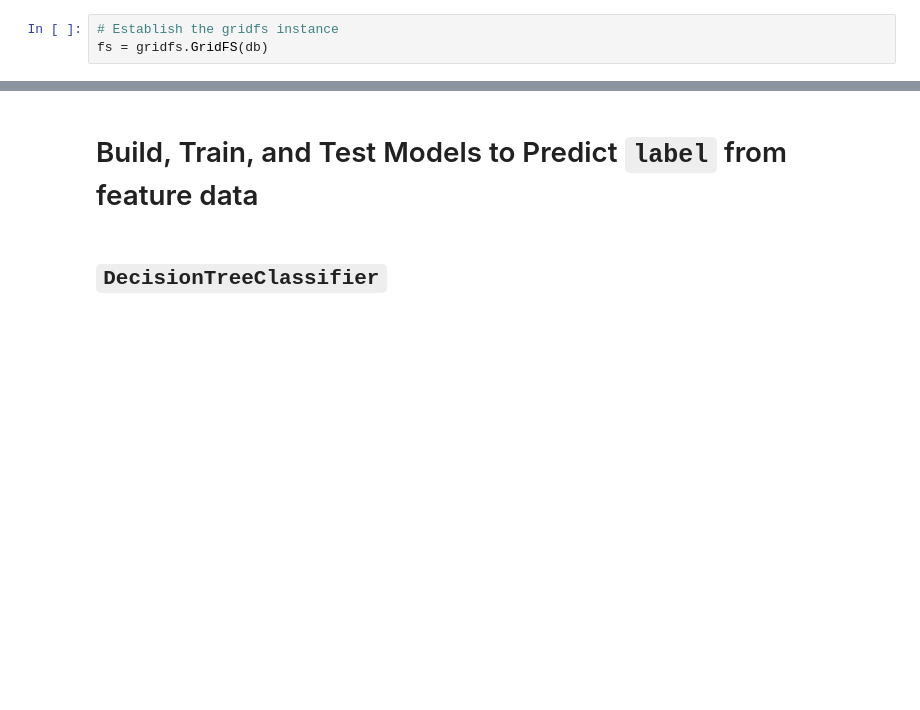
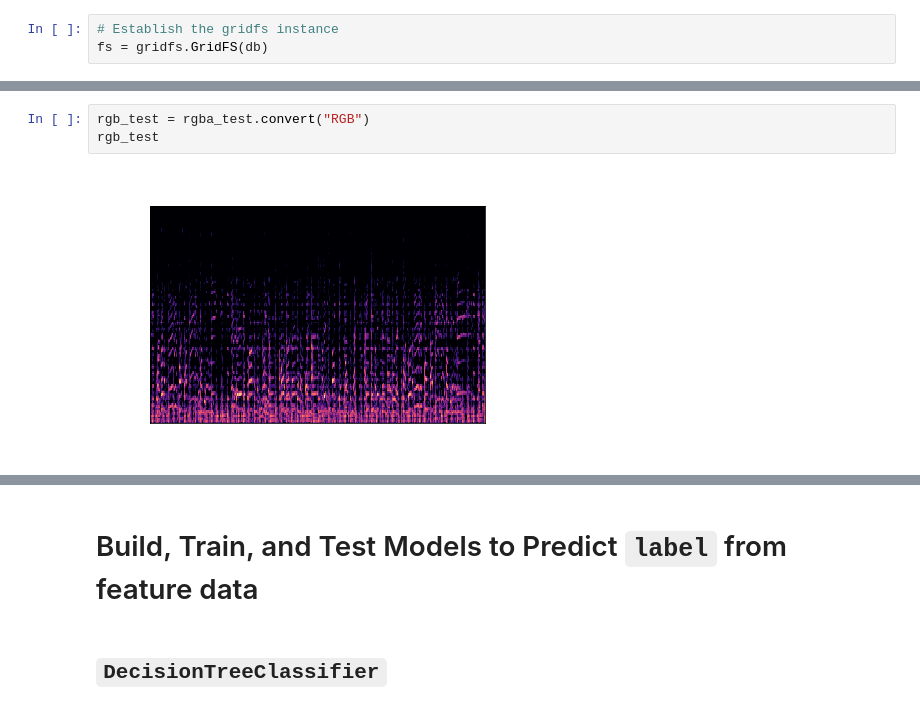
Before and after one commit to tlin41390/MusicClassification, a Jupyter notebook: MusicClassification.ipynb, the cells around one changed output, grey strips where cells are left out. Drawn from its saved outputs; the diff is of its cells as text; blank space fills up the shorter version.

```diff
--- a/MusicClassification.ipynb
+++ b/MusicClassification.ipynb
@@ -81,0 +74,5 @@ fs = gridfs.GridFS(db)
+# %%
+rgb_test = rgba_test.convert("RGB")
+rgb_test
+# %% [output]
+[figure, added]
```
Also changed, not shown: parts of 32 cells of this notebook, 1 other file.
